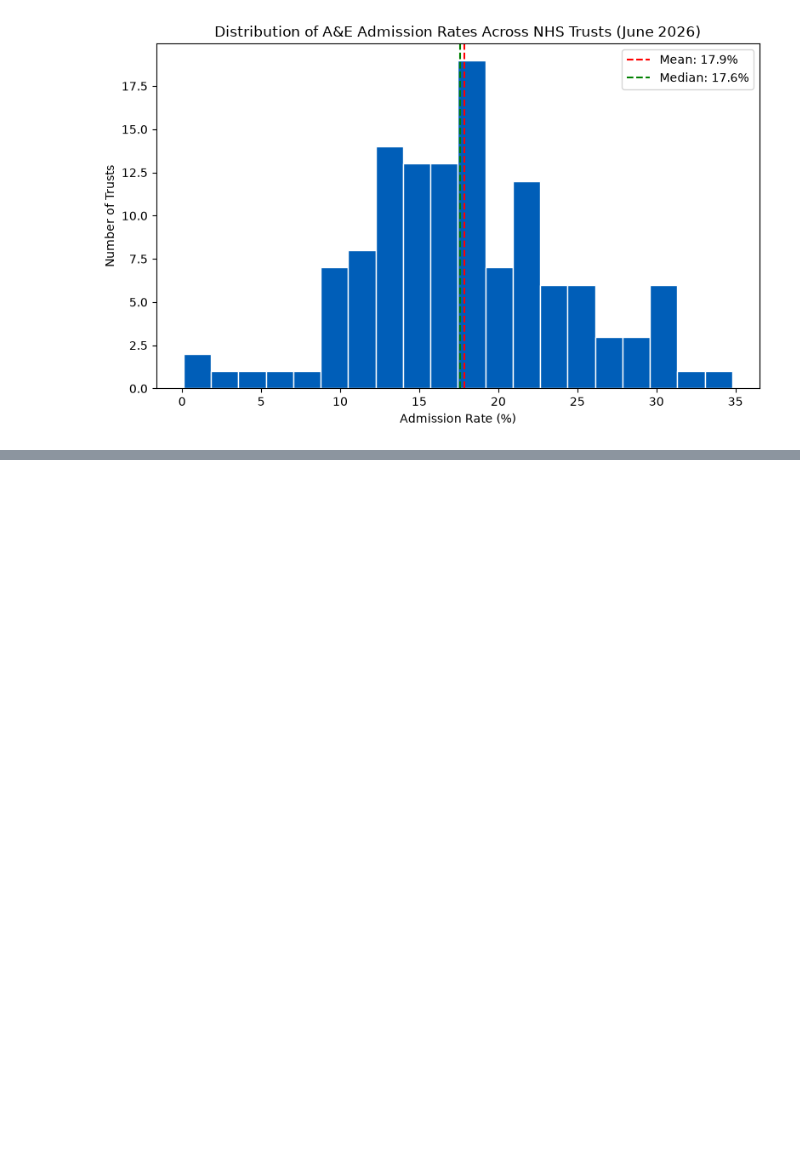
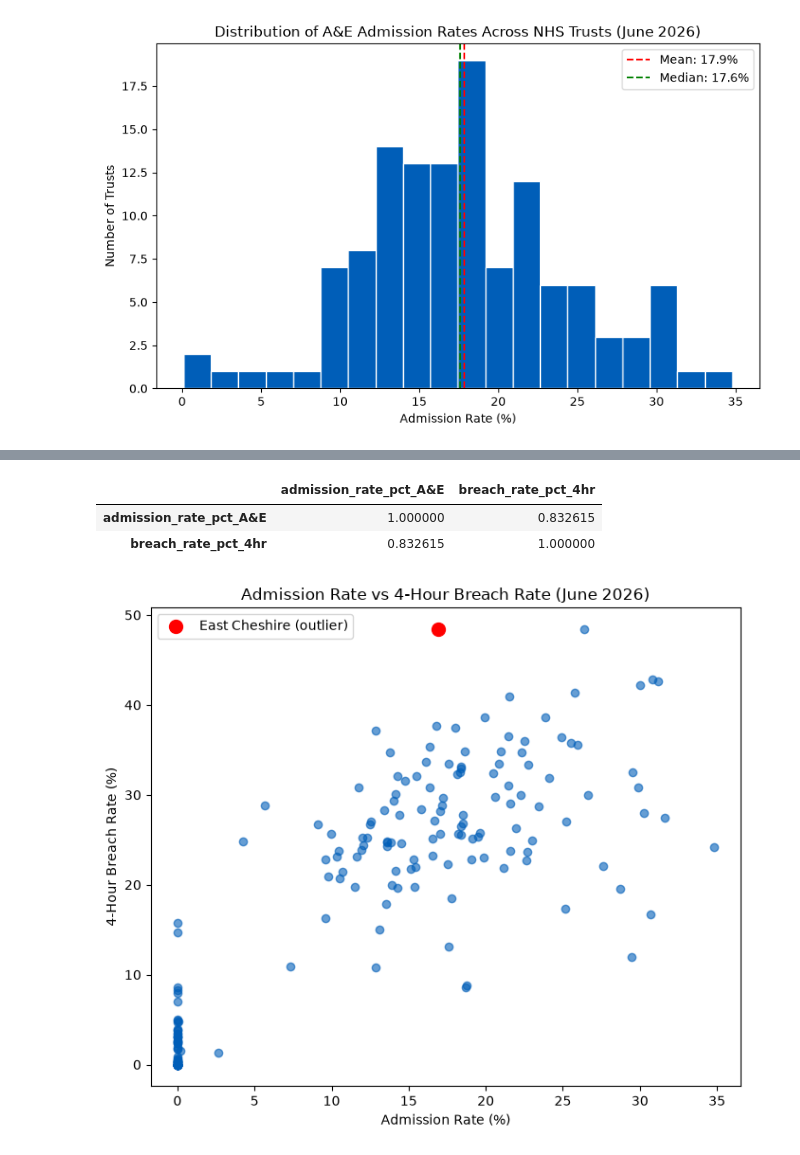
Before and after one commit to Arun-Kumar-Venugopal/nhs-portfolio, a Jupyter notebook: project-01-ae-admissions/notebooks/01_data_inspection.ipynb, the cells around one changed output, grey strips where cells are left out. Cells and saved outputs as stored; diff of their text form; code cells hidden in the pictures; blank space fills up the shorter version.

```diff
--- a/project-01-ae-admissions/notebooks/01_data_inspection.ipynb
+++ b/project-01-ae-admissions/notebooks/01_data_inspection.ipynb
@@ -293,0 +324,13 @@ plt.show()
+# %%
+ae_jun2026_clean_df['total_unplanned_over_4hrs'] = (ae_jun2026_clean_df['Attendances over 4hrs Type 1'] +
+                   ae_jun2026_clean_df['Attendances over 4hrs Type 2'] +
+                   ae_jun2026_clean_df['Attendances over 4hrs Other Department'])
+# %%
+ae_jun2026_clean_df['total_booked_over_4hrs'] = (ae_jun2026_clean_df['Attendances over 4hrs Booked Appointments Type 1'] +
+                   ae_jun2026_clean_df['Attendances over 4hrs Booked Appointments Type 2'] +
+                   ae_jun2026_clean_df['Attendances over 4hrs Booked Appointments Other Department'])
+# %%
+ae_jun2026_clean_df['total_over_4hrs_incl_booked'] = (ae_jun2026_clean_df['total_unplanned_over_4hrs'] + ae_jun2026_clean_df['total_booked_over_4hrs'])
+# %%
+ae_jun2026_clean_df['breach_rate_pct_4hr'] = ((ae_jun2026_clean_df['total_over_4hrs_incl_booked'] /
+                                               ae_jun2026_clean_df['total_attendances_incl_booked']) *100).round(2)
@@ -293,0 +365,22 @@ plt.show()
+# %%
+ae_jun2026_clean_df[['admission_rate_pct_A&E','breach_rate_pct_4hr']].corr()
+# %% [output]
+|  | admission_rate_pct_A&E | breach_rate_pct_4hr |
+| admission_rate_pct_A&E | 1.000000 | 0.832615 |
+| breach_rate_pct_4hr | 0.832615 | 1.000000 |
+# %%
+plt.figure(figsize=(7,6))
+plt.scatter(ae_jun2026_clean_df['admission_rate_pct_A&E'], ae_jun2026_clean_df['breach_rate_pct_4hr'], color='#005EB8', alpha=0.6)
+plt.title('Admission Rate vs 4-Hour Breach Rate (June 2026)')
+plt.xlabel('Admission Rate (%)')
+plt.ylabel('4-Hour Breach Rate (%)')
+
+# Highlight East Cheshire specifically
+ec = ae_jun2026_clean_df[ae_jun2026_clean_df['Org name'] == 'EAST CHESHIRE NHS TRUST']
+plt.scatter(ec['admission_rate_pct_A&E'], ec['breach_rate_pct_4hr'], color='red', s=100, label='East Cheshire (outlier)')
+plt.legend()
+plt.tight_layout()
+plt.savefig('admission_vs_breach_scatter.png', dpi=200)
+plt.show()
+# %% [output]
+[figure, added]
```
Also changed, not shown: parts of 17 cells of this notebook.
